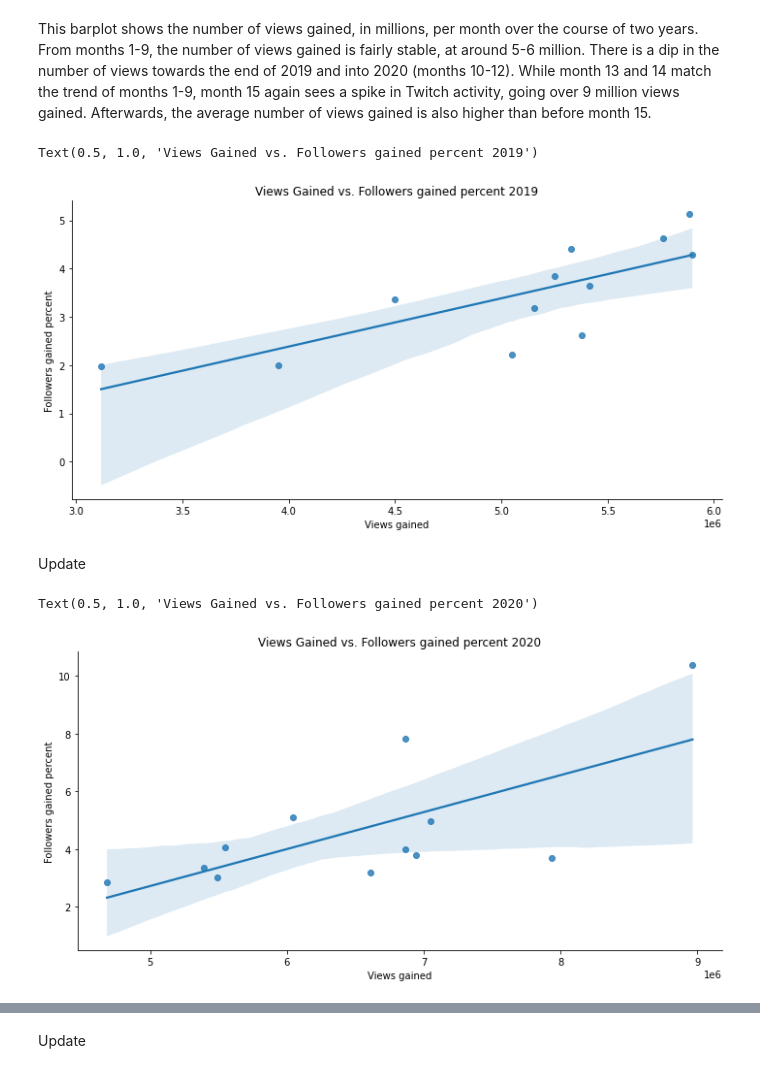
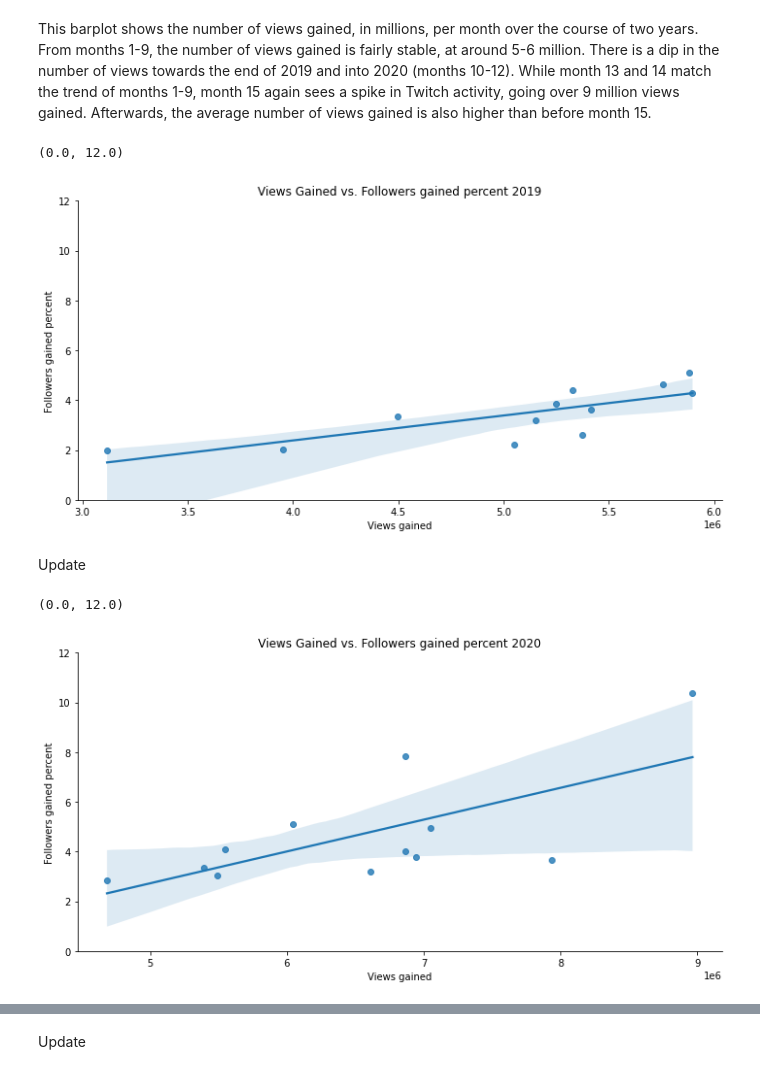
Before and after one commit to dayes5/Twitch-Analysis, a Jupyter notebook: FinalProjectGroup079-Wi22.ipynb, the cells around one changed output, grey strips where cells are left out. Saved outputs shown, nothing was run; the diff lists cells and outputs as text; code cells hidden in the pictures.

```diff
--- a/FinalProjectGroup079-Wi22.ipynb
+++ b/FinalProjectGroup079-Wi22.ipynb
@@ -156,7 +156,7 @@ The data in the dataframes currently contains unnamed columns and columns which
 for i in range(len(twitch2019And2020Data)):
 
     twitch2019And2020Data[i] = twitch2019And2020Data[i].loc[:, ~twitch2019And2020Data[i].columns.str.contains('^Unnamed')]
-    twitch2019And2020Data[i] = twitch2019And2020Data[i].drop(columns=['Partnered', 'Channel', 'Mature', 'Language', 'Peak viewers'])
+    twitch2019And2020Data[i] = twitch2019And2020Data[i].drop(columns=['Partnered', 'Channel', 'Mature', 'Language', 'Peak viewers', 'Average viewers'])
 
 twitch2019And2020Data[0]
 # %% [output]
@@ -342,9 +341,10 @@ month 15.
 # %%
 sns.lmplot(x="Views gained", y="Followers gained percent", data=df2019, aspect=2)
 plt.title('Views Gained vs. Followers gained percent 2019')
+plt.ylim(0, 12)
 # %% [output]
-Text(0.5, 1.0, 'Views Gained vs. Followers gained percent 2019')
+(0.0, 12.0)
-[figure, old version]
+[figure, new version]
 # %% [markdown]
 <!-- This graph suggests there is not a strong correlation between views gained and stream time.
 This is mainly due to the large number of outliers present with no real pattern.
@@ -355,9 +355,10 @@ Update
 # %%
 sns.lmplot(y="Followers gained percent", x="Views gained", data=df2020, aspect=2)
 plt.title('Views Gained vs. Followers gained percent 2020')
+plt.ylim(0, 12)
 # %% [output]
-Text(0.5, 1.0, 'Views Gained vs. Followers gained percent 2020')
+(0.0, 12.0)
-[figure, old version]
+[figure, new version]
 # %%
 sns.lmplot(y="Followers gained percent", x="Watch time", data=df2019, aspect=2)
 plt.title('Percentage of Followers Gained vs. Watch Time 2019')
```
Also changed, not shown: parts of 22 cells of this notebook.
